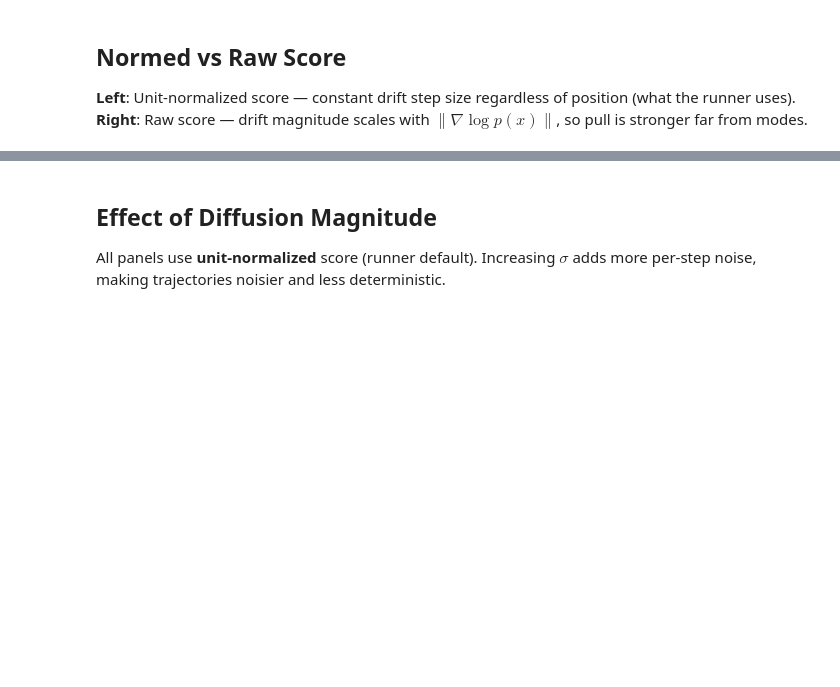
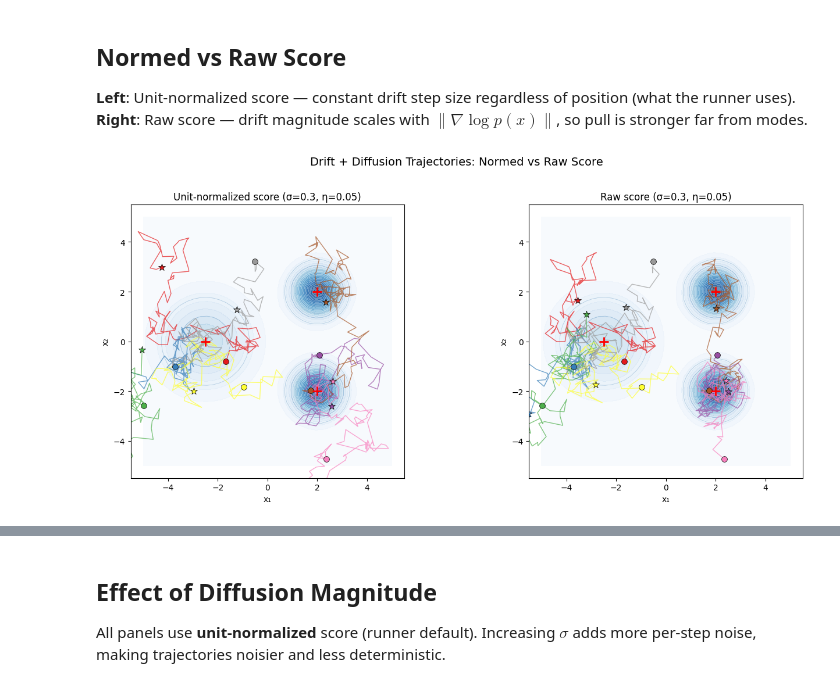
Before and after one commit to bjmedina/memory, a Jupyter notebook: notebooks/2d_trajectory_visualization.ipynb, the cells around one changed output, grey strips where cells are left out. Cells and saved outputs as stored; diff of their text form; code cells hidden in the pictures; blank space fills up the shorter version.

```diff
--- a/notebooks/2d_trajectory_visualization.ipynb
+++ b/notebooks/2d_trajectory_visualization.ipynb
@@ -119,29 +121,31 @@ def plot_trajectories(ax, gmm, trajectories, title, colors, grid_n=40):
 # %%
 n_traj = 8
 rng_sel = np.random.default_rng(77)
 indices = rng_sel.choice(len(X0), size=n_traj, replace=False)
 colors = plt.cm.Set1(np.linspace(0, 1, n_traj))
 
 SIGMA = 0.3
-SIGMA0 = 0.5
+SIGMA0 = 1.0
 ETA = 0.05
 N_STEPS = 100
-SEED = 42
+SEED = 43
 
 traj_normed = simulate_trajectories(
     gmm, X0, indices,
     sigma=SIGMA, sigma0=SIGMA0, drift_step_size=ETA,
     n_steps=N_STEPS, normalize_score=True, seed=SEED,
 )
 traj_raw = simulate_trajectories(
     gmm, X0, indices,
     sigma=SIGMA, sigma0=SIGMA0, drift_step_size=ETA,
     n_steps=N_STEPS, normalize_score=False, seed=SEED,
 )
 
 fig, (ax1, ax2) = plt.subplots(1, 2, figsize=(14, 6))
 plot_trajectories(ax1, gmm, traj_normed, f'Unit-normalized score (σ={SIGMA}, η={ETA})', colors)
 plot_trajectories(ax2, gmm, traj_raw, f'Raw score (σ={SIGMA}, η={ETA})', colors)
 fig.suptitle('Drift + Diffusion Trajectories: Normed vs Raw Score', fontsize=14, y=1.02)
 fig.tight_layout()
 plt.show()
+# %% [output]
+[figure, added]
```
Also changed, not shown: parts of 7 cells of this notebook.
